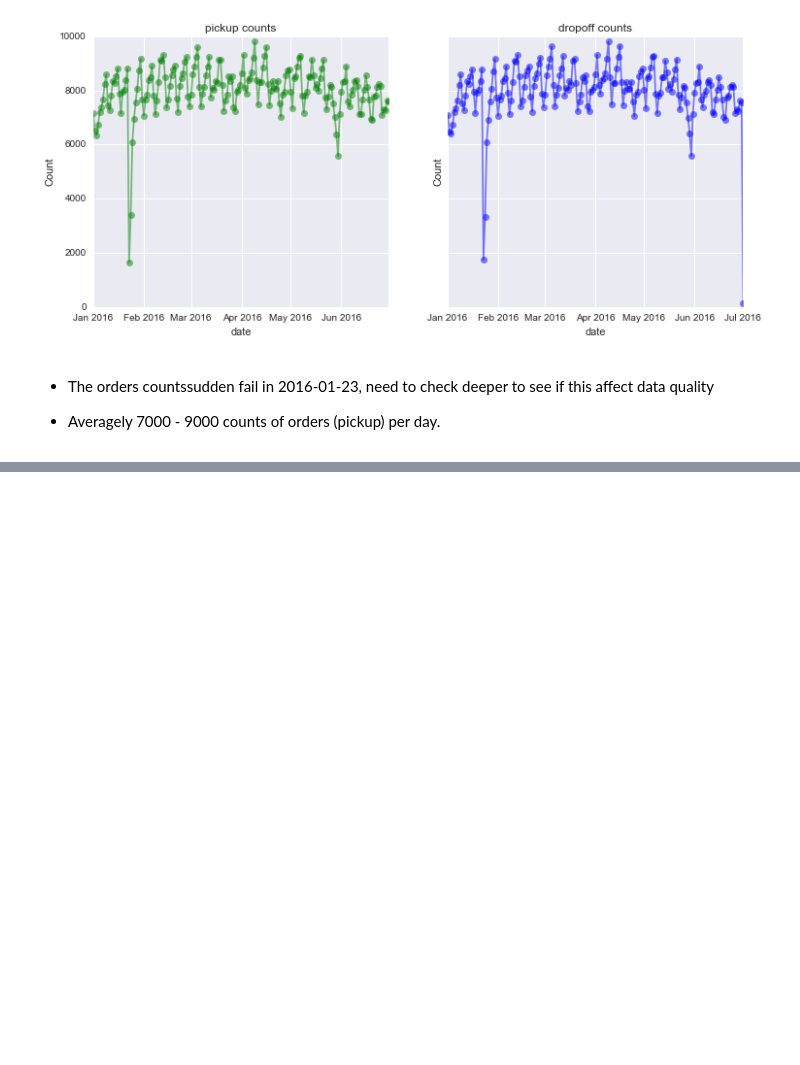
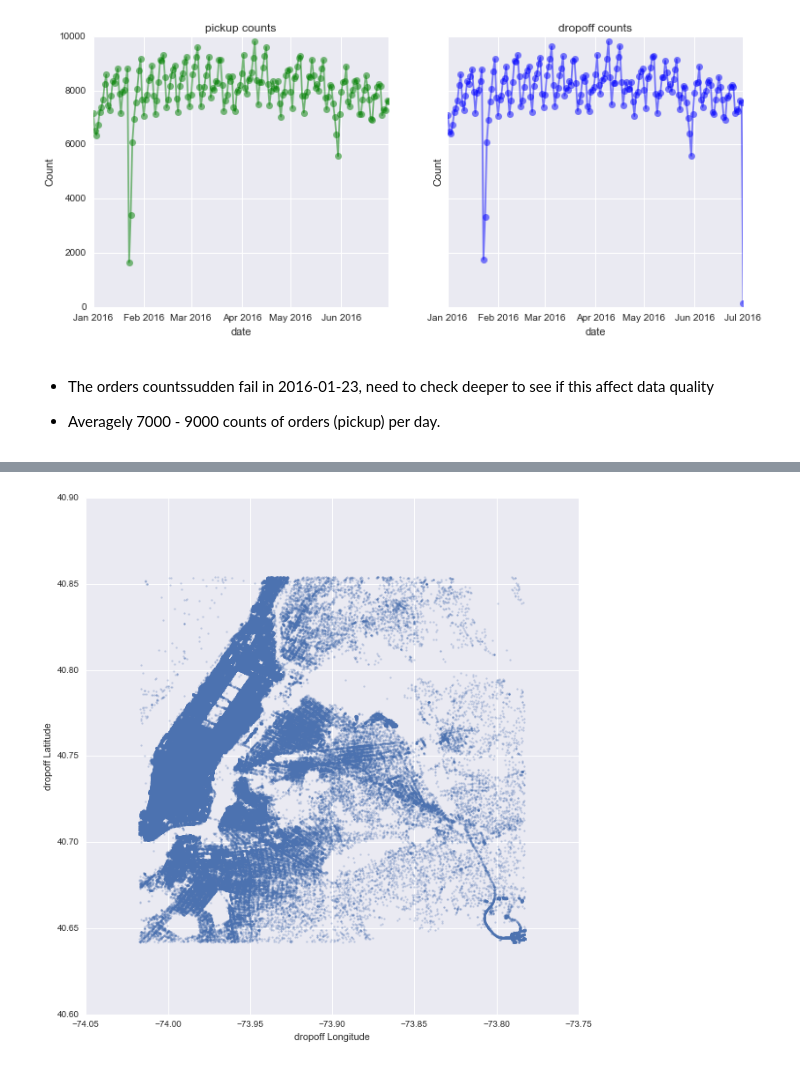
Before and after one commit to yennanliu/NYC_Taxi_Trip_Duration, a Jupyter notebook: notebook/NYC_Taxi_EDA_V1_Yen.ipynb, the cells around one changed output, grey strips where cells are left out. Drawn from its saved outputs; the diff is of its cells as text; code cells hidden in the pictures; blank space fills up the shorter version.

```diff
--- a/notebook/NYC_Taxi_EDA_V1_Yen.ipynb
+++ b/notebook/NYC_Taxi_EDA_V1_Yen.ipynb
@@ -149,0 +196,14 @@ plt.show()
+# %%
+# dropoff
+sns.lmplot(x="dropoff_longitude", y="dropoff_latitude",fit_reg=False,
+           size=9, scatter_kws={'alpha':0.3,'s':5}, data=df_train_[(
+                 df_train_.dropoff_longitude>df_train_.dropoff_longitude.quantile(0.005))
+               &(df_train_.dropoff_longitude<df_train_.dropoff_longitude.quantile(0.995))
+               &(df_train_.dropoff_latitude>df_train_.dropoff_latitude.quantile(0.005))
+               &(df_train_.dropoff_latitude<df_train_.dropoff_latitude.quantile(0.995))])
+
+plt.xlabel('dropoff Longitude');
+plt.ylabel('dropoff Latitude');
+plt.show()
+# %% [output]
+[figure, added]
```
Also changed, not shown: parts of 18 cells of this notebook, 1 other file.
